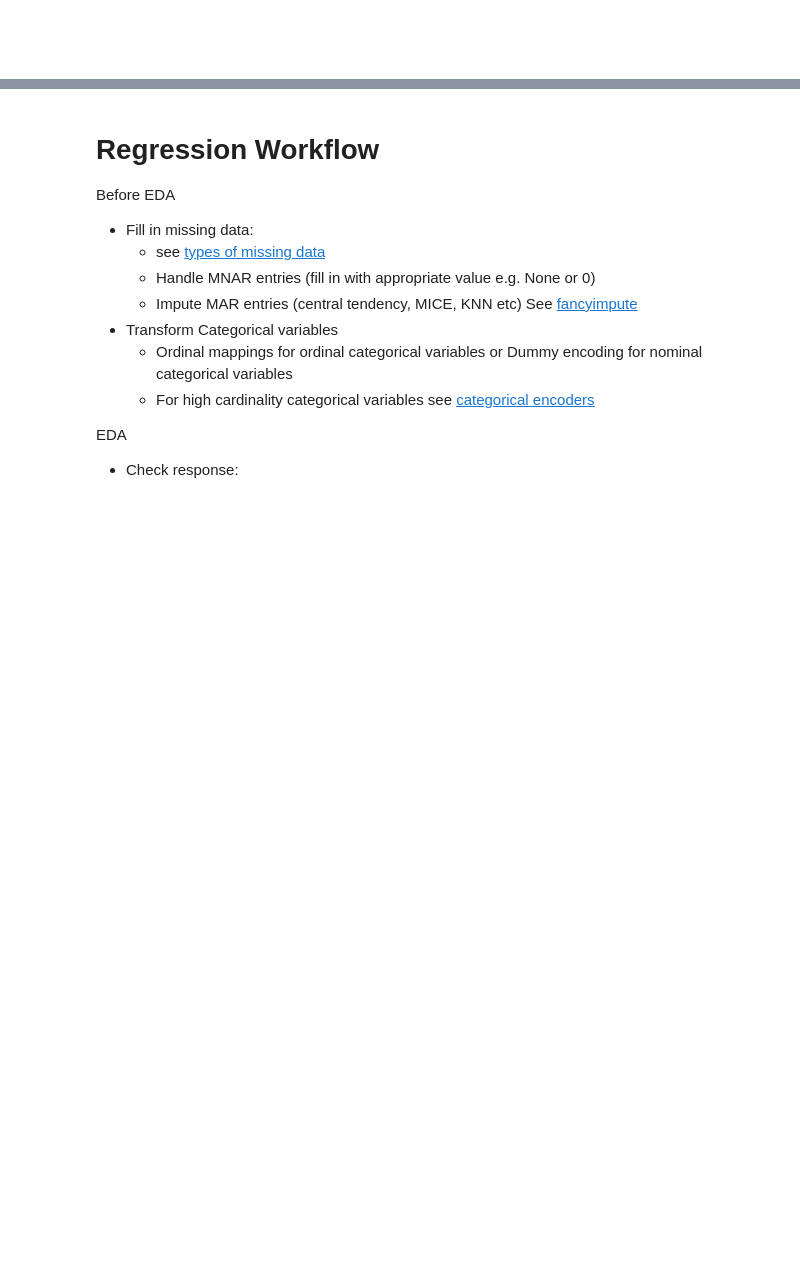
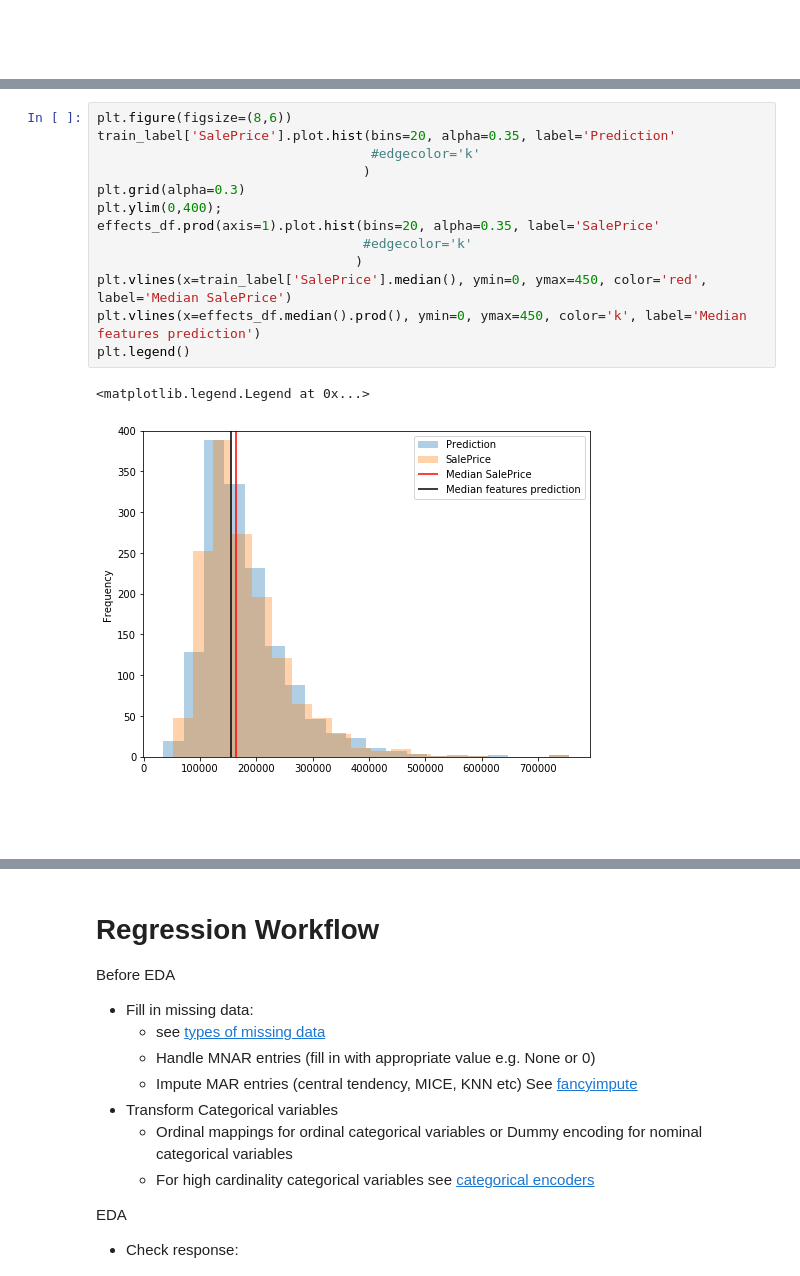
Before and after one commit to W-Tran/advanced-regression-techniques, a Jupyter notebook: advanced-regression-techniques.ipynb, the cells around one changed output, grey strips where cells are left out. Cells and saved outputs as stored; diff of their text form; blank space fills up the shorter version.

```diff
--- a/advanced-regression-techniques.ipynb
+++ b/advanced-regression-techniques.ipynb
@@ -1959,0 +2144,19 @@ submission_df.to_csv("submissions/{}{}{}_attempt10_GLM_OLSRfeats_FE_drop_more.cs
+# %%
+plt.figure(figsize=(8,6))
+train_label['SalePrice'].plot.hist(bins=20, alpha=0.35, label='Prediction'
+                                   #edgecolor='k'
+                                  )
+plt.grid(alpha=0.3)
+plt.ylim(0,400);
+effects_df.prod(axis=1).plot.hist(bins=20, alpha=0.35, label='SalePrice'
+                                  #edgecolor='k'
+                                 )
+plt.vlines(x=train_label['SalePrice'].median(), ymin=0, ymax=450, color='red', label='Median SalePrice')
+plt.vlines(x=effects_df.median().prod(), ymin=0, ymax=450, color='k', label='Median features prediction')
+plt.legend()
+# %% [output]
+<matplotlib.legend.Legend at 0x...>
+[figure, added]
+# %% [markdown]
+<br>
+<br>
```
Also changed, not shown: parts of 26 cells of this notebook.
